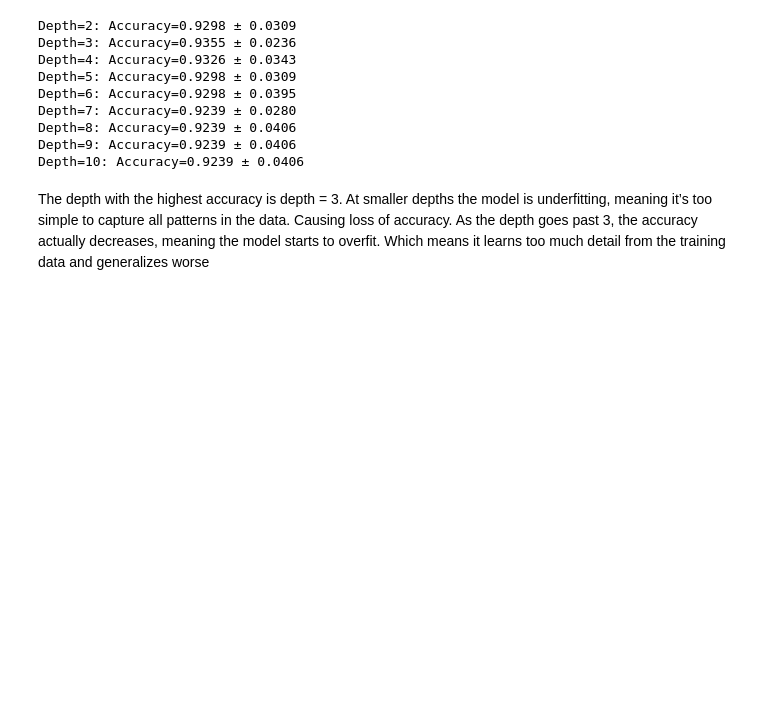
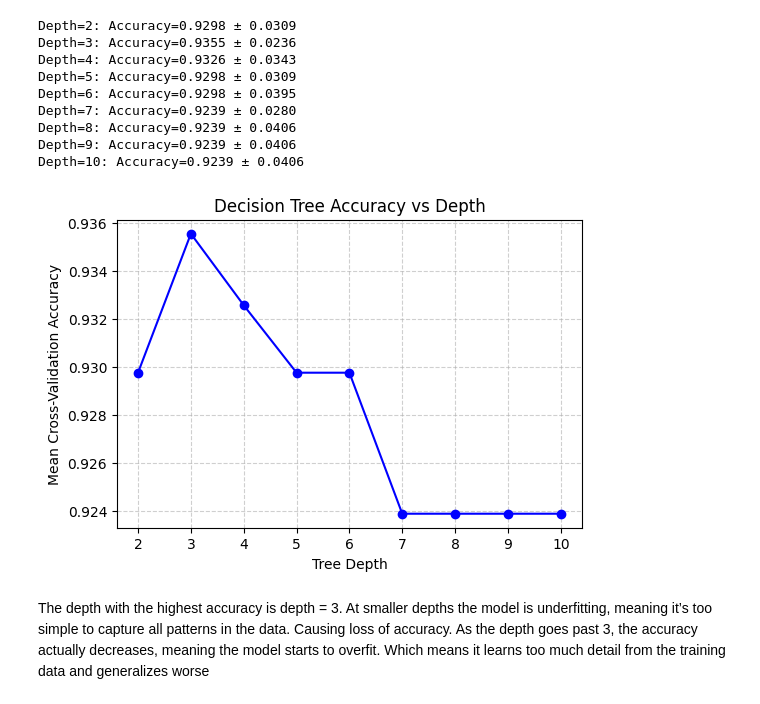
Before and after one commit to MustafaKess/IDATG2208-ML-assignment-2, a Jupyter notebook: exercise 2/Q2.ipynb, the cells around one changed output. Cells and saved outputs as stored; diff of their text form; code cells hidden in the pictures; blank space fills up the shorter version.

Commit message:
Plots for accuracy for Q2

```diff
--- a/exercise 2/Q2.ipynb
+++ b/exercise 2/Q2.ipynb
@@ -87,6 +87,19 @@ Depth=7: Accuracy=0.9239 ± 0.0280
 Depth=8: Accuracy=0.9239 ± 0.0406
 Depth=9: Accuracy=0.9239 ± 0.0406
 Depth=10: Accuracy=0.9239 ± 0.0406
+# %%
+import matplotlib.pyplot as plt
+
+plt.figure(figsize=(6, 4))
+plt.plot(depths, means, marker='o', linestyle='-', color='b')
+plt.title("Decision Tree Accuracy vs Depth")
+plt.xlabel("Tree Depth")
+plt.ylabel("Mean Cross-Validation Accuracy")
+plt.xticks(depths)
+plt.grid(True, linestyle='--', alpha=0.6)
+plt.show()
+# %% [output]
+[figure, added]
 # %% [markdown]
 The depth with the highest accuracy is depth = 3. At smaller depths the model is underfitting, meaning it’s too simple to capture all patterns in the data. Causing loss of accuracy.
 As the depth goes past 3, the accuracy actually decreases, meaning the model starts to overfit. Which means it learns too much detail from the training data and generalizes worse
```
Also changed, not shown: parts of 1 cell of this notebook, 1 other file.
